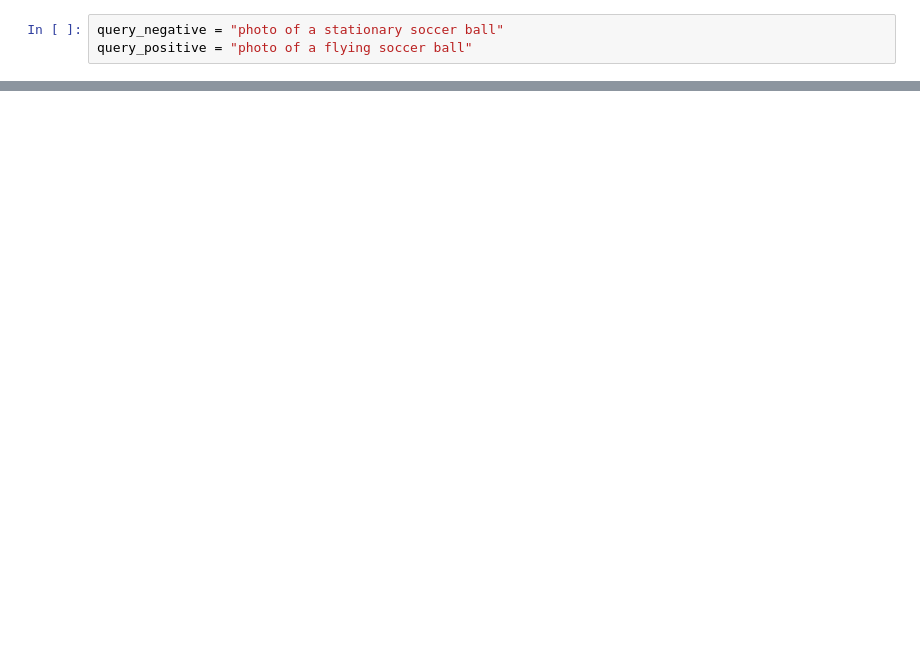
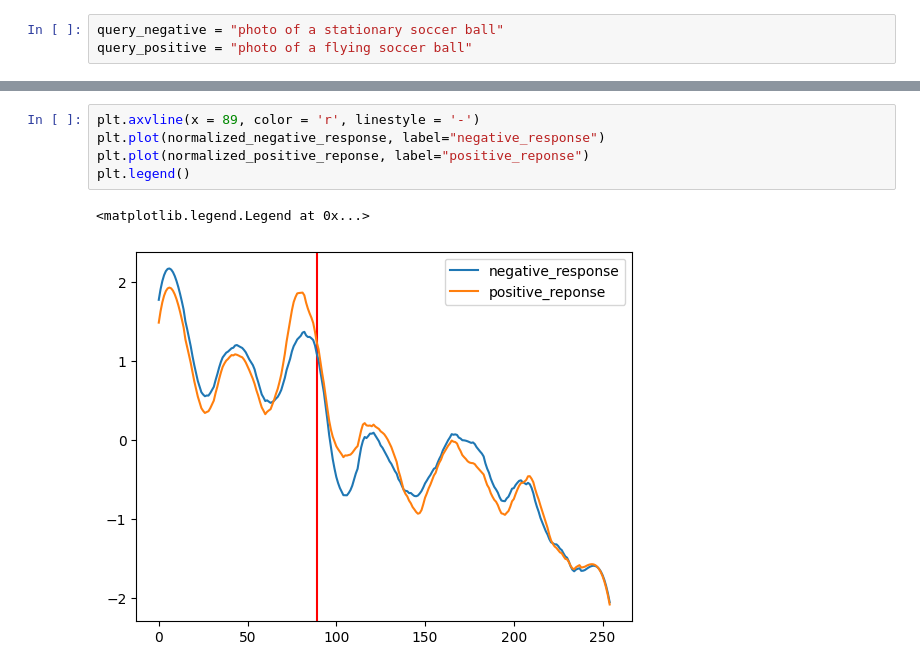
Before and after one commit to The-Jacob-Lopez/UnsupervisedSurgery, a Jupyter notebook: UnsupervisedSurgery/experiments/clip_video_response.ipynb, the cells around one changed output, grey strips where cells are left out. Drawn from its saved outputs; the diff is of its cells as text; blank space fills up the shorter version.

```diff
--- a/UnsupervisedSurgery/experiments/clip_video_response.ipynb
+++ b/UnsupervisedSurgery/experiments/clip_video_response.ipynb
@@ -38,2 +51,10 @@ plt.legend()
+# %%
+plt.axvline(x = 89, color = 'r', linestyle = '-')
+plt.plot(normalized_negative_response, label="negative_response")
+plt.plot(normalized_positive_reponse, label="positive_reponse")
+plt.legend()
+# %% [output]
+<matplotlib.legend.Legend at 0x...>
+[figure, added]
 # %%
 plt.axvline(x = 89, color = 'r', linestyle = '-')
```
Also changed, not shown: parts of 9 cells of this notebook, 6 other files.
